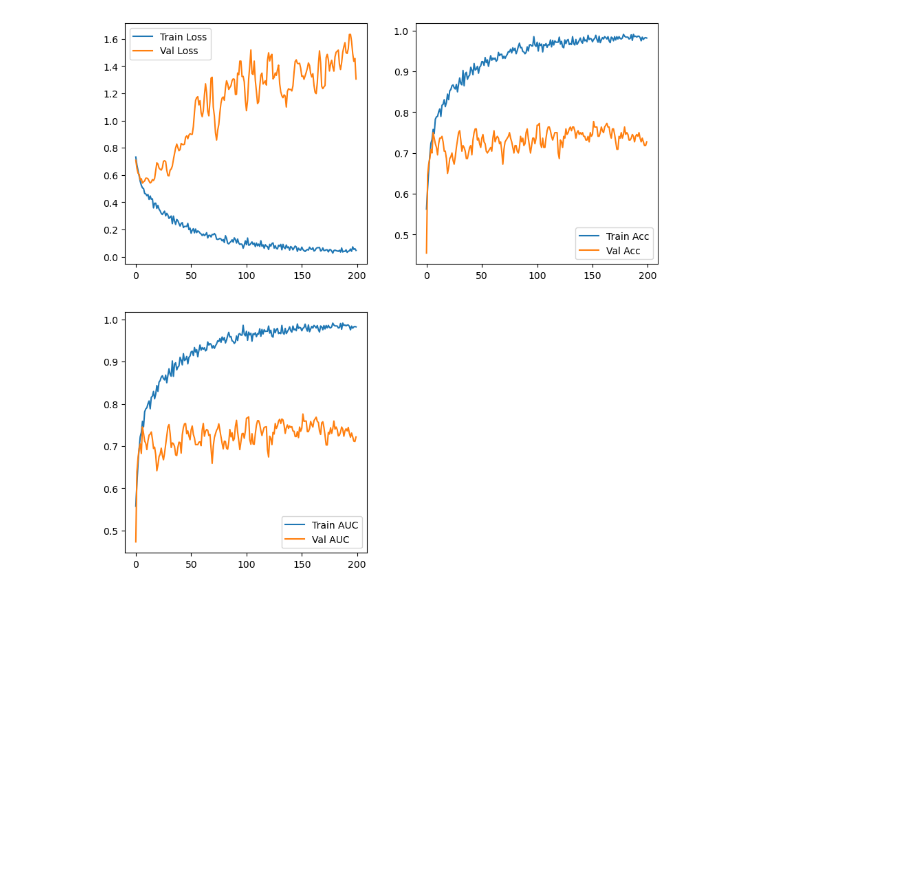
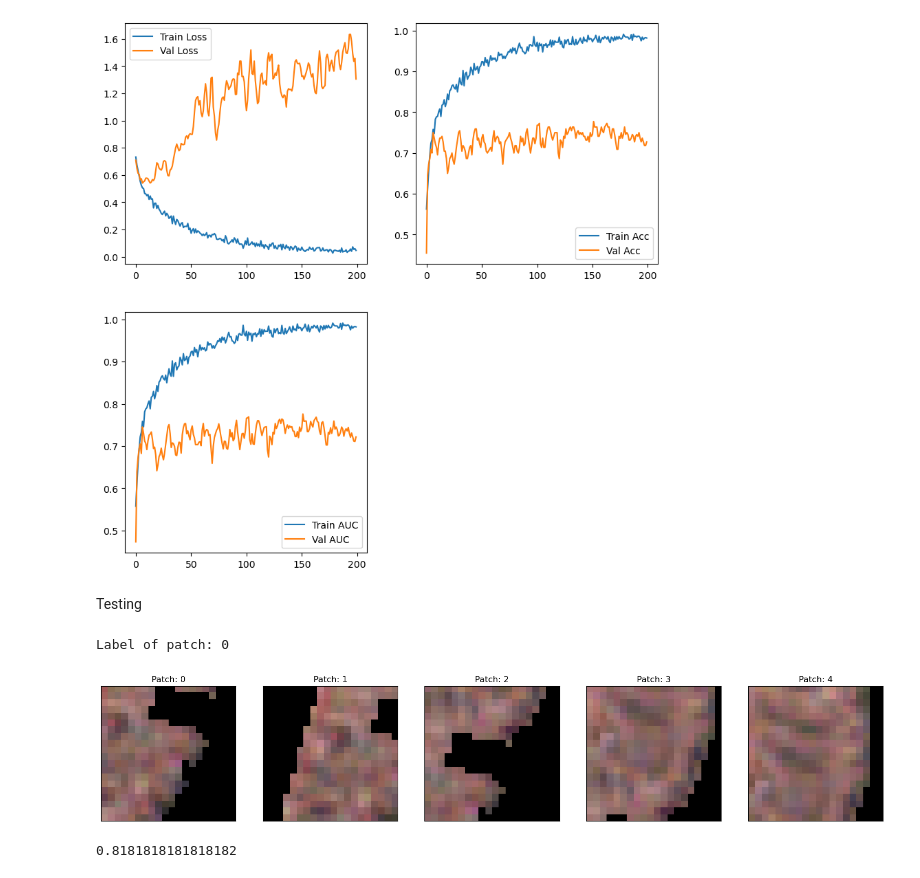
Before and after one commit to akansh12/detect-car-LR, a Jupyter notebook: notebooks/Exp_7/patch_based.ipynb, the cells around one changed output. Cells and saved outputs as stored; diff of their text form; code cells hidden in the pictures; blank space fills up the shorter version.

```diff
--- a/notebooks/Exp_7/patch_based.ipynb
+++ b/notebooks/Exp_7/patch_based.ipynb
@@ -659,3 +660,20 @@ plt.legend()
 plt.show()
 # %% [output]
 [figure]
+# %% [markdown]
+Testing
+# %%
+img = rioxarray.open_rasterio(test.image_path.values[0])
+img = img.data[0:3].transpose(1, 2, 0)
+random_patches = extract_random_patches(img, patch_size=(20, 20), num_patches=5)
+print("Label of patch:", test.label.values[0])
+plt.figure(figsize=(20,20))
+for i in range(5):
+    plt.subplot(1,5,i+1)
+    plt.imshow(random_patches[i])
+    plt.title(f'Patch: {i}')
+    plt.xticks([])
+    plt.yticks([])
+# %% [output]
+Label of patch: 0
+[figure, added]
@@ -661,0 +701,4 @@ plt.show()
+# %%
+accuracy_score(test.label.values, test.pred_label.values)
+# %% [output]
+0.8181818181818182
```
Also changed, not shown: parts of 19 cells of this notebook, 1 other file.
